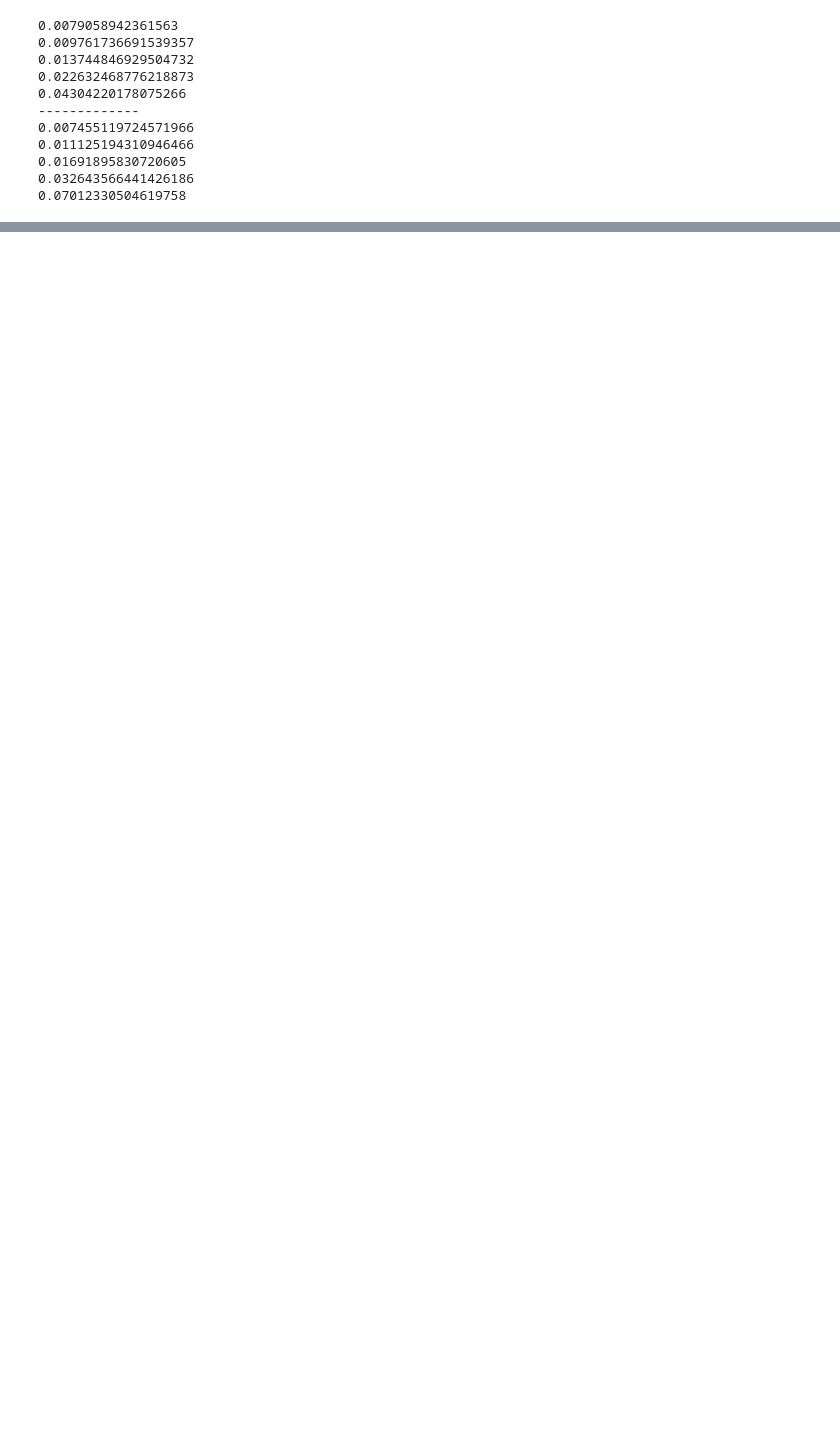
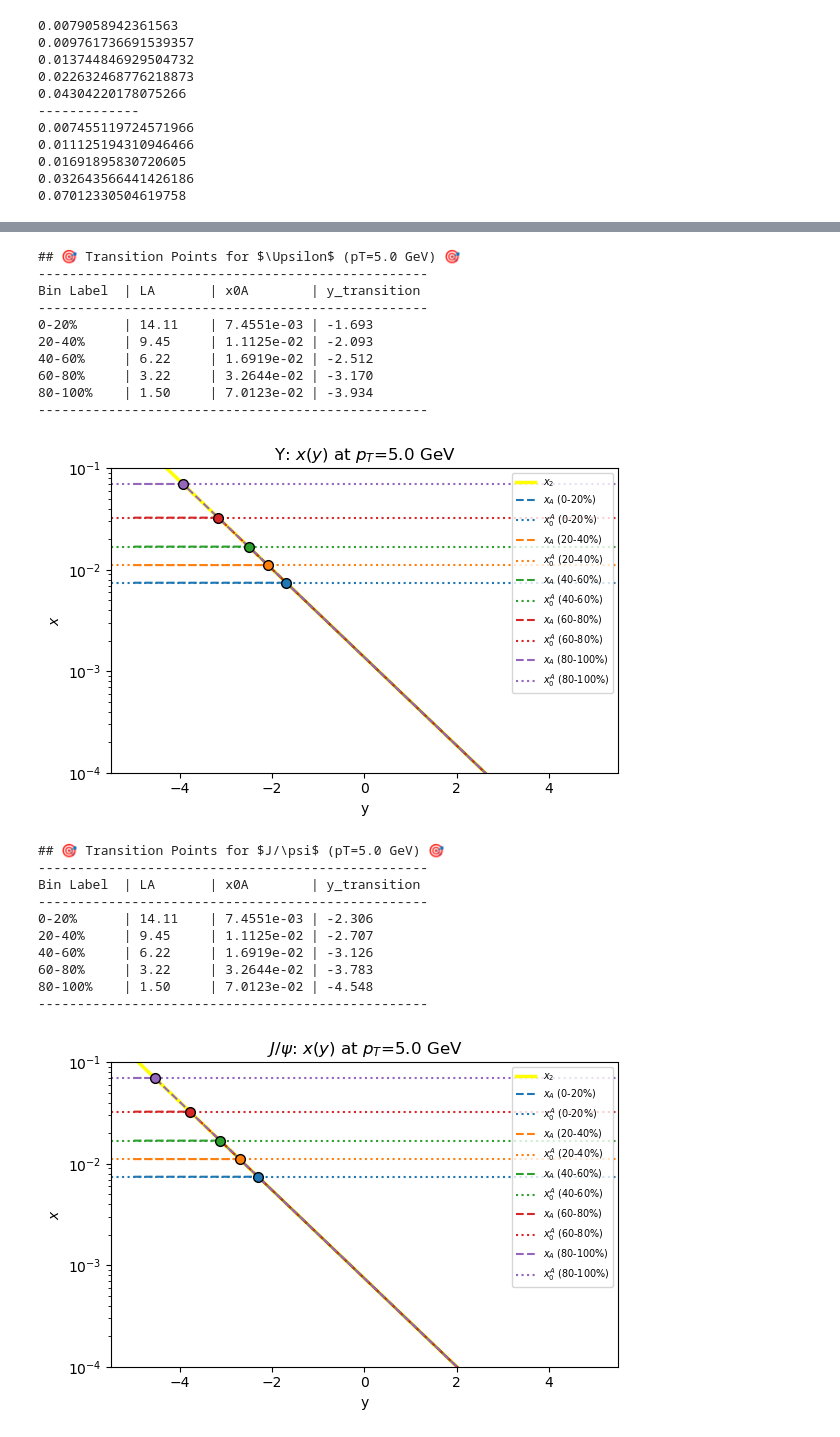
Before and after one commit to sabinthapa100/quenching_integration, a Jupyter notebook: notebooks/02_quenching&transport.ipynb, the cells around one changed output, grey strips where cells are left out. Drawn from its saved outputs; the diff is of its cells as text; code cells hidden in the pictures; blank space fills up the shorter version.

```diff
--- a/notebooks/02_quenching&transport.ipynb
+++ b/notebooks/02_quenching&transport.ipynb
@@ -351,0 +506,28 @@ plt.show()
+# %%
+# ----------------- usage (same spirit as your snippet) -----------------
+for P, label in [(P_bottomonia, r"$\Upsilon$"), (P_charmonia, r"$J/\psi$")]:
+    make_y_panels_for_X_only(P, label, pT_fix=5.0, roots=roots,
+                      y_grid=y, LA_by_bin=LA_by_bin, qp_base=qp_base)
+# %% [output]
+## 🎯 Transition Points for $\Upsilon$ (pT=5.0 GeV) 🎯
+--------------------------------------------------
+Bin Label  | LA       | x0A        | y_transition
+--------------------------------------------------
+0-20%      | 14.11    | 7.4551e-03 | -1.693
+20-40%     | 9.45     | 1.1125e-02 | -2.093
+40-60%     | 6.22     | 1.6919e-02 | -2.512
+60-80%     | 3.22     | 3.2644e-02 | -3.170
+80-100%    | 1.50     | 7.0123e-02 | -3.934
+--------------------------------------------------
+[figure, added]
+## 🎯 Transition Points for $J/\psi$ (pT=5.0 GeV) 🎯
+--------------------------------------------------
+Bin Label  | LA       | x0A        | y_transition
+--------------------------------------------------
+0-20%      | 14.11    | 7.4551e-03 | -2.306
+20-40%     | 9.45     | 1.1125e-02 | -2.707
+40-60%     | 6.22     | 1.6919e-02 | -3.126
+60-80%     | 3.22     | 3.2644e-02 | -3.783
+80-100%    | 1.50     | 7.0123e-02 | -4.548
+--------------------------------------------------
+[figure, added]
```
Also changed, not shown: parts of 27 cells of this notebook, 29 other files.
